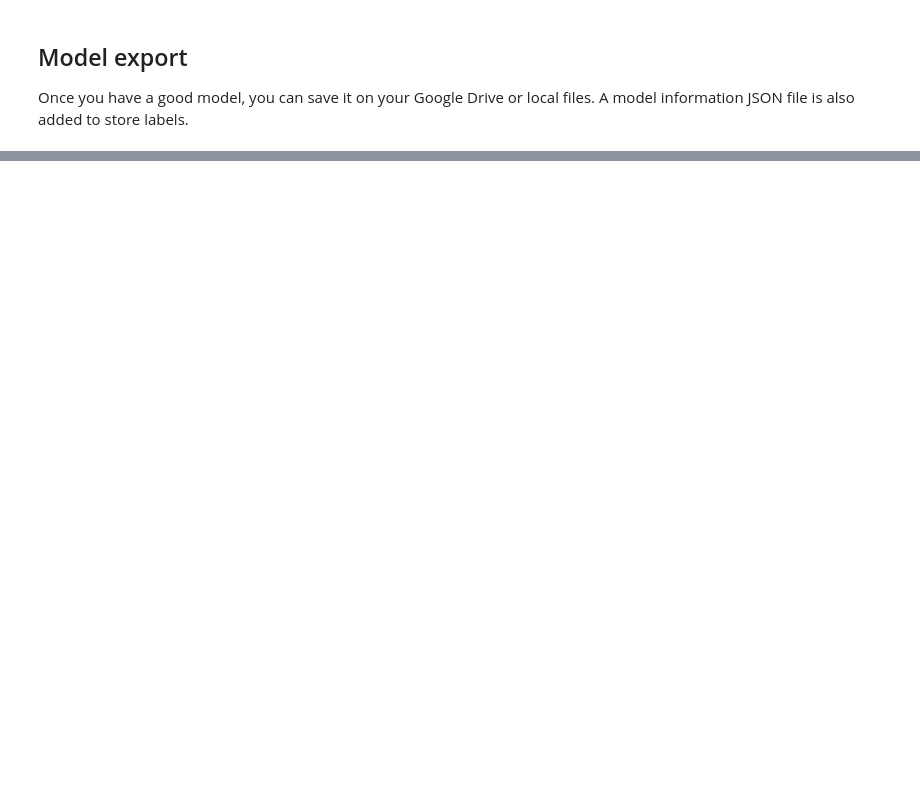
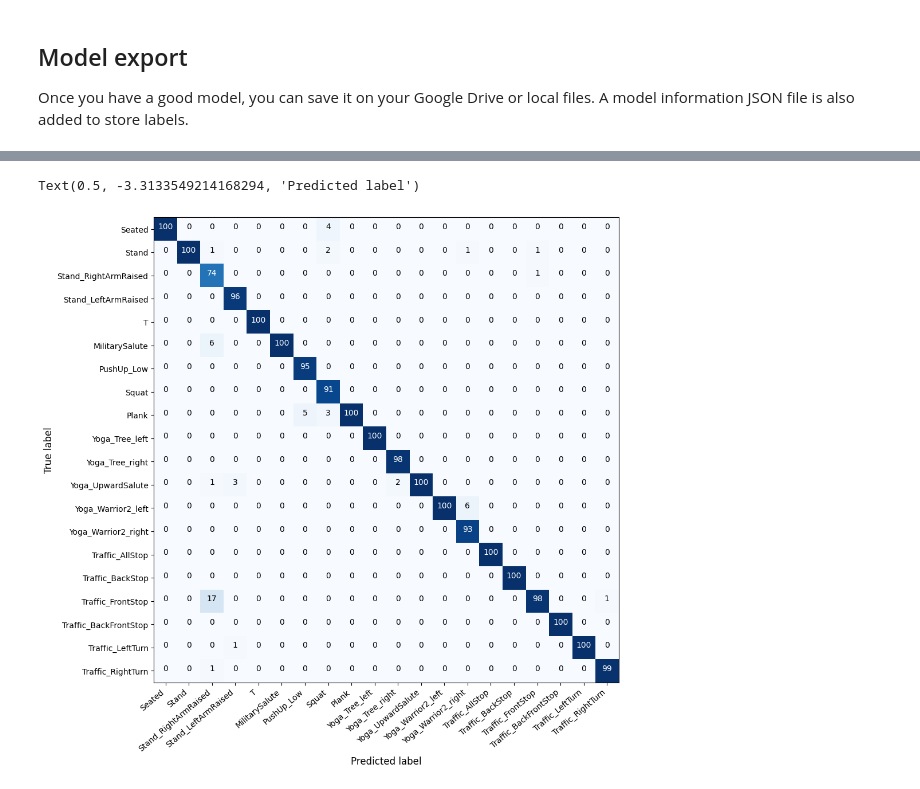
Before and after one commit to ArthurFDLR/pose-classification-kit, a Jupyter notebook: examples/body_pose_classification.ipynb, the cells around one changed output, grey strips where cells are left out. Drawn from its saved outputs; the diff is of its cells as text; code cells hidden in the pictures; blank space fills up the shorter version.

Commit message:
📝Add confusion matrix

```diff
--- a/examples/body_pose_classification.ipynb
+++ b/examples/body_pose_classification.ipynb
@@ -350,0 +351,30 @@ model.evaluate(x=dataset['x_test'], y=dataset['y_test_onehot'])
+# %%
+import itertools
+labels_predict = model.predict(dataset['x_test'])
+confusion_matrix = np.array(
+    tensorflow.math.confusion_matrix(
+        np.argmax(labels_predict,axis=1),
+        np.argmax(dataset['y_test_onehot'],axis=1)
+))
+
+fig, ax = plt.subplots(figsize=(10,10), dpi=100)
+
+ax.imshow(confusion_matrix, interpolation='nearest', cmap=plt.cm.Blues)
+tick_marks = np.arange(len(dataset['labels']))
+ax.set_xticks(tick_marks)
+ax.set_xticklabels(dataset['labels'], rotation=40, ha='right')
+ax.set_yticks(tick_marks)
+ax.set_yticklabels(dataset['labels'])
+
+thresh = np.max(confusion_matrix) / 2.
+for i, j in itertools.product(range(confusion_matrix.shape[0]), range(confusion_matrix.shape[1])):
+    plt.text(j, i, confusion_matrix[i, j],
+        horizontalalignment="center",
+        color="white" if confusion_matrix[i, j] > thresh else "black")
+
+fig.tight_layout()
+ax.set_ylabel('True label', fontsize=12)
+ax.set_xlabel('Predicted label', fontsize=12)
+# %% [output]
+Text(0.5, -3.3133549214168294, 'Predicted label')
+[figure, added]
```
Also changed, not shown: parts of 7 cells of this notebook.
